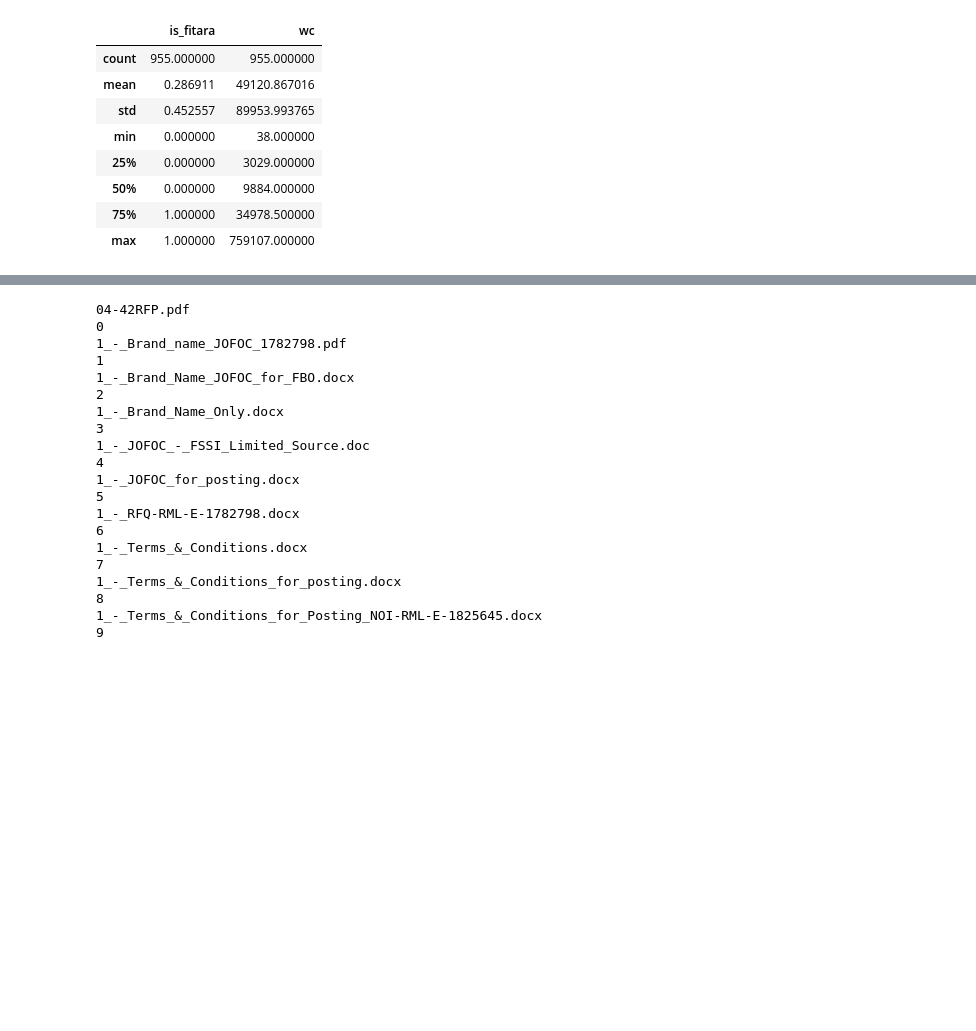
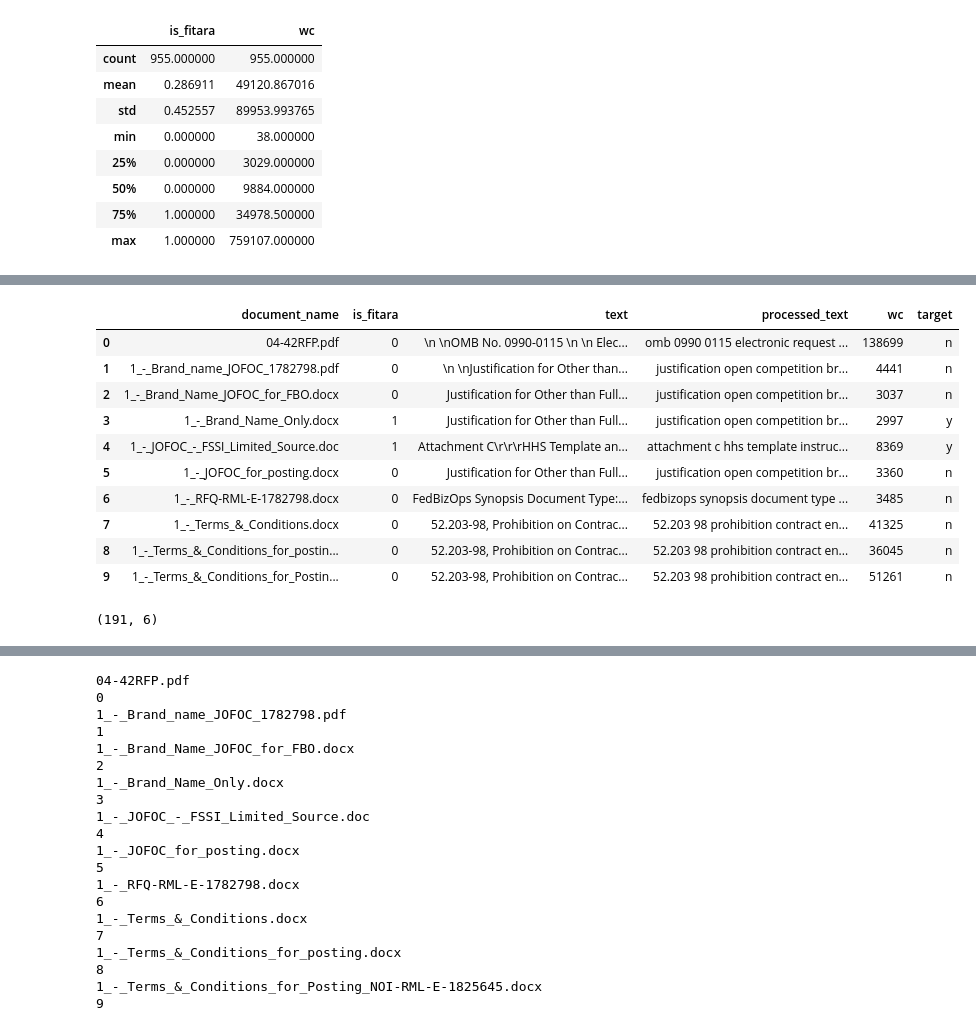
Before and after one commit to BhavinSuthar/text_classification, a Jupyter notebook: TEXT_CLASSIFICATION.ipynb, the cells around one changed output, grey strips where cells are left out. Cells and saved outputs as stored; diff of their text form; code cells hidden in the pictures; blank space fills up the shorter version.

```diff
--- a/TEXT_CLASSIFICATION.ipynb
+++ b/TEXT_CLASSIFICATION.ipynb
@@ -230,0 +227,17 @@ ValueError: 'c' argument has 2 elements, which is not acceptable for use with 'x
+# %%
+# plt.hist(train_df.wc, bins=100)
+train_df['target'] = np.where(train_df['is_fitara']==0, 'n', 'y')
+# %%
+train_df.head(10)
+# %% [output]
+|  | document_name | is_fitara | text | processed_text | wc | target |
+| 0 | 04-42RFP.pdf | 0 | \n \nOMB No. 0990-0115 \n \n Elec... | omb 0990 0115 electronic request ... | 138699 | n |
+| 1 | 1_-_Brand_name_JOFOC_1782798.pdf | 0 | \n \nJustification for Other than... | justification open competition br... | 4441 | n |
+| 2 | 1_-_Brand_Name_JOFOC_for_FBO.docx | 0 | Justification for Other than Full... | justification open competition br... | 3037 | n |
+| 3 | 1_-_Brand_Name_Only.docx | 1 | Justification for Other than Full... | justification open competition br... | 2997 | y |
+| 4 | 1_-_JOFOC_-_FSSI_Limited_Source.doc | 1 | Attachment C\r\r\rHHS Template an... | attachment c hhs template instruc... | 8369 | y |
+| 5 | 1_-_JOFOC_for_posting.docx | 0 | Justification for Other than Full... | justification open competition br... | 3360 | n |
+| 6 | 1_-_RFQ-RML-E-1782798.docx | 0 | FedBizOps Synopsis Document Type:... | fedbizops synopsis document type ... | 3485 | n |
+| 7 | 1_-_Terms_&_Conditions.docx | 0 | 52.203-98, Prohibition on Contrac... | 52.203 98 prohibition contract en... | 41325 | n |
+| 8 | 1_-_Terms_&_Conditions_for_postin... | 0 | 52.203-98, Prohibition on Contrac... | 52.203 98 prohibition contract en... | 36045 | n |
+| 9 | 1_-_Terms_&_Conditions_for_Postin... | 0 | 52.203-98, Prohibition on Contrac... | 52.203 98 prohibition contract en... | 51261 | n |
@@ -230,0 +252,6 @@ ValueError: 'c' argument has 2 elements, which is not acceptable for use with 'x
+# %%
+train, test = train_test_split(train_df, test_size=0.2)
+
+print(test.shape)
+# %% [output]
+(191, 6)
```
Also changed, not shown: parts of 12 cells of this notebook.
